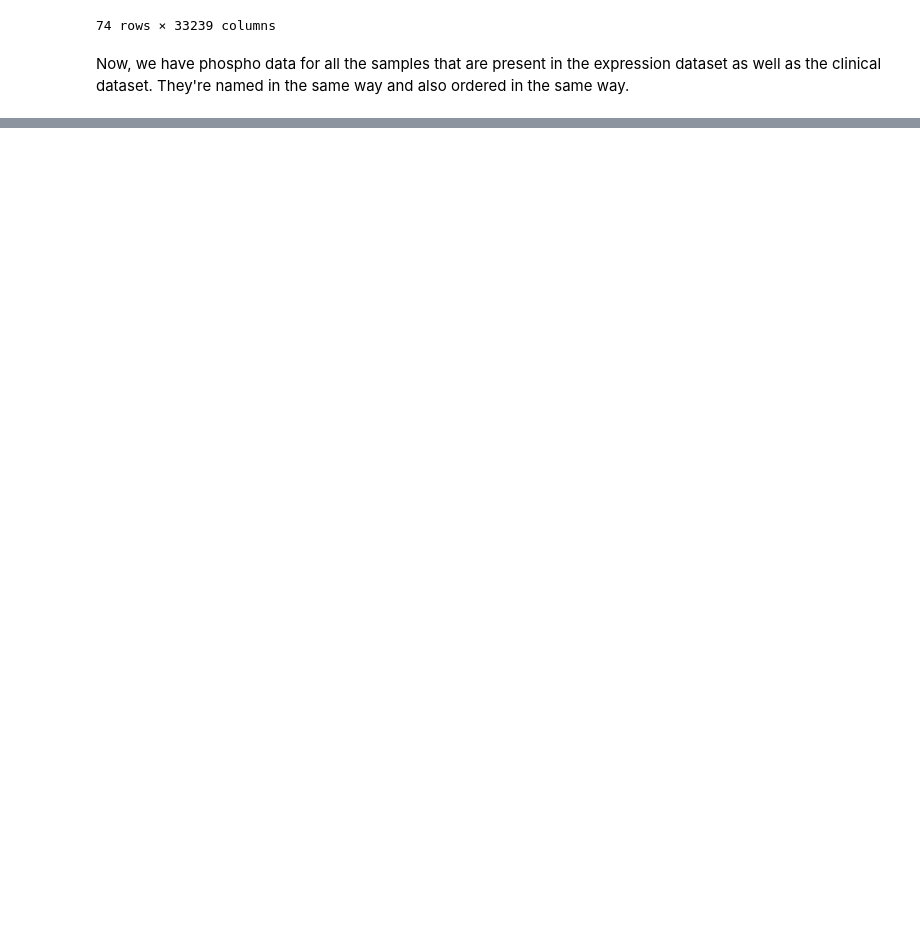
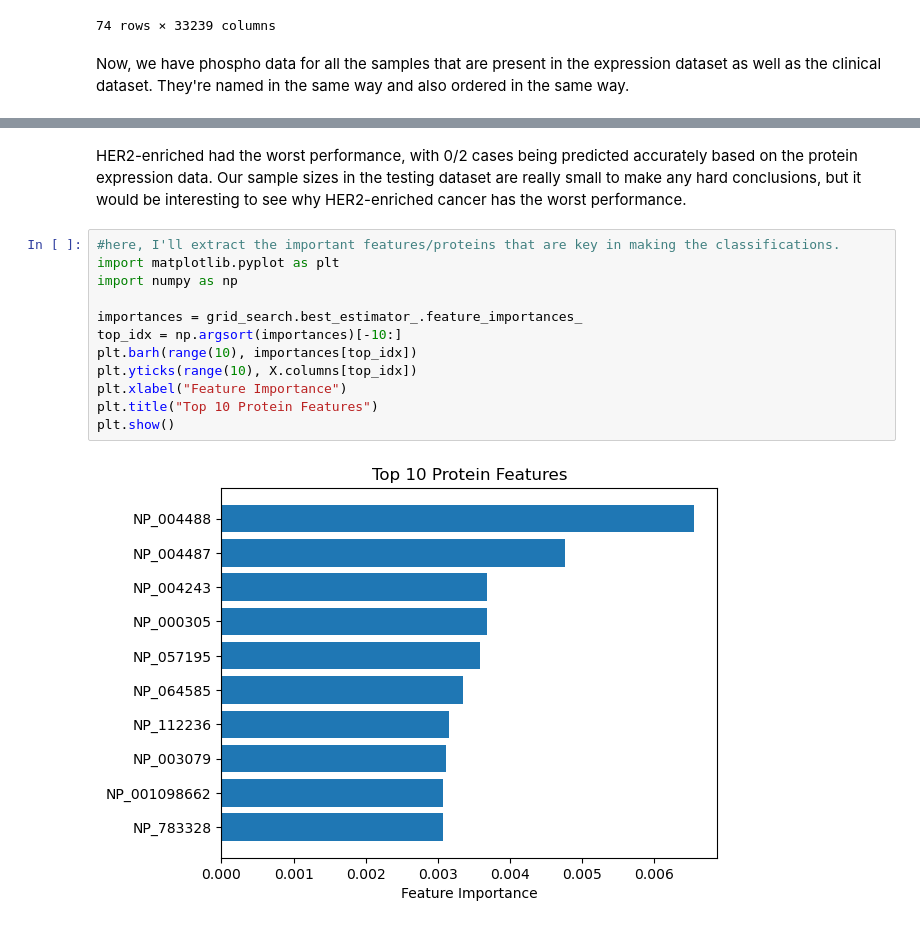
Before and after one commit to tiffanyqtang/Proteomics_Final, a Jupyter notebook: proteomics_final.ipynb, the cells around one changed output, grey strips where cells are left out. Cells and saved outputs as stored; diff of their text form; blank space fills up the shorter version.

```diff
--- a/proteomics_final.ipynb
+++ b/proteomics_final.ipynb
@@ -174,0 +271,16 @@ Now, we have phospho data for all the samples that are present in the expression
+# %% [markdown]
+HER2-enriched had the worst performance, with 0/2 cases being predicted accurately based on the protein expression data. Our sample sizes in the testing dataset are really small to make any hard conclusions, but it would be interesting to see why HER2-enriched cancer has the worst performance.
+# %%
+#here, I'll extract the important features/proteins that are key in making the classifications.
+import matplotlib.pyplot as plt
+import numpy as np
+
+importances = grid_search.best_estimator_.feature_importances_
+top_idx = np.argsort(importances)[-10:]
+plt.barh(range(10), importances[top_idx])
+plt.yticks(range(10), X.columns[top_idx])
+plt.xlabel("Feature Importance")
+plt.title("Top 10 Protein Features")
+plt.show()
+# %% [output]
+[figure, added]
```
Also changed, not shown: parts of 38 cells of this notebook.
